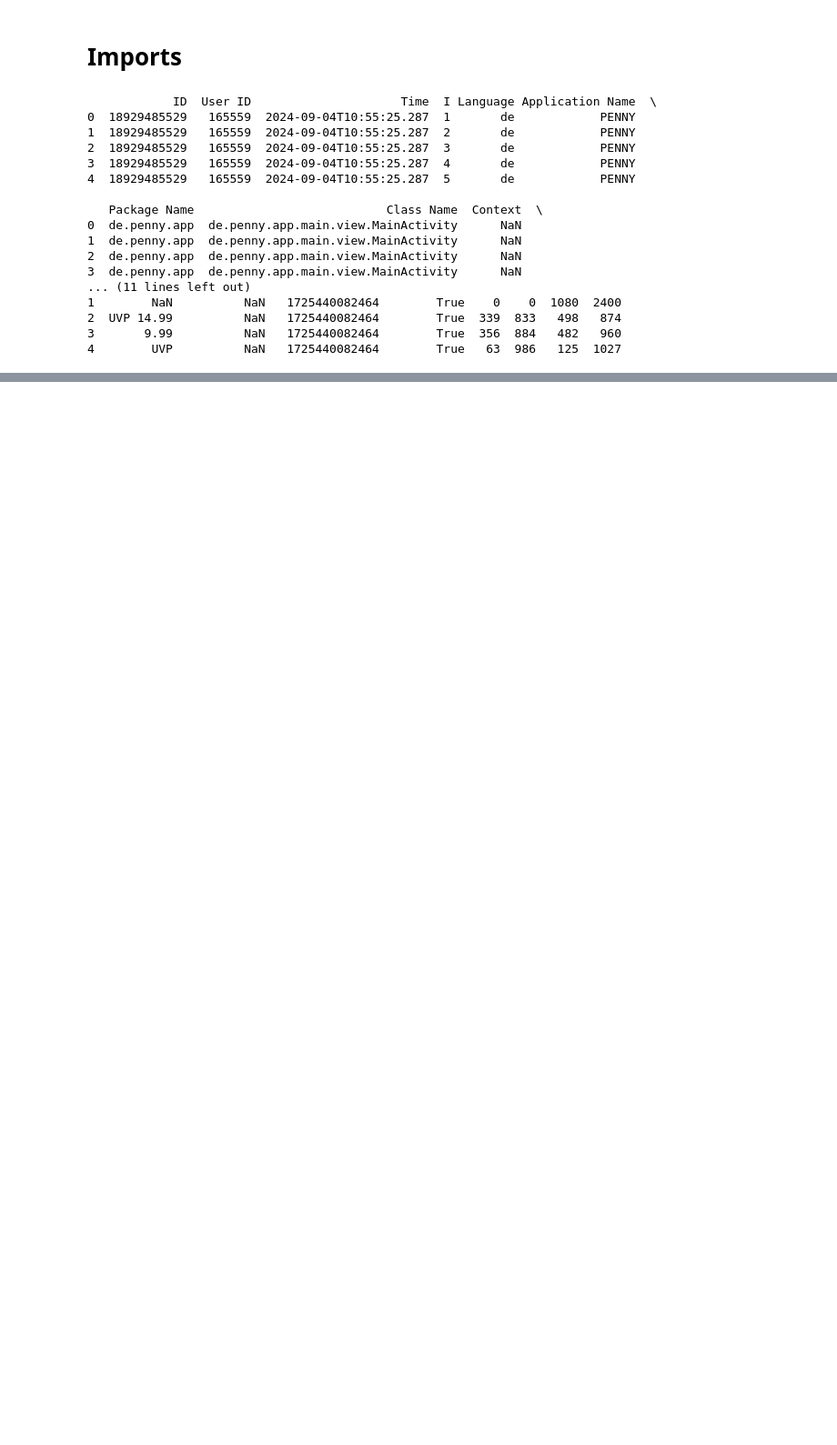
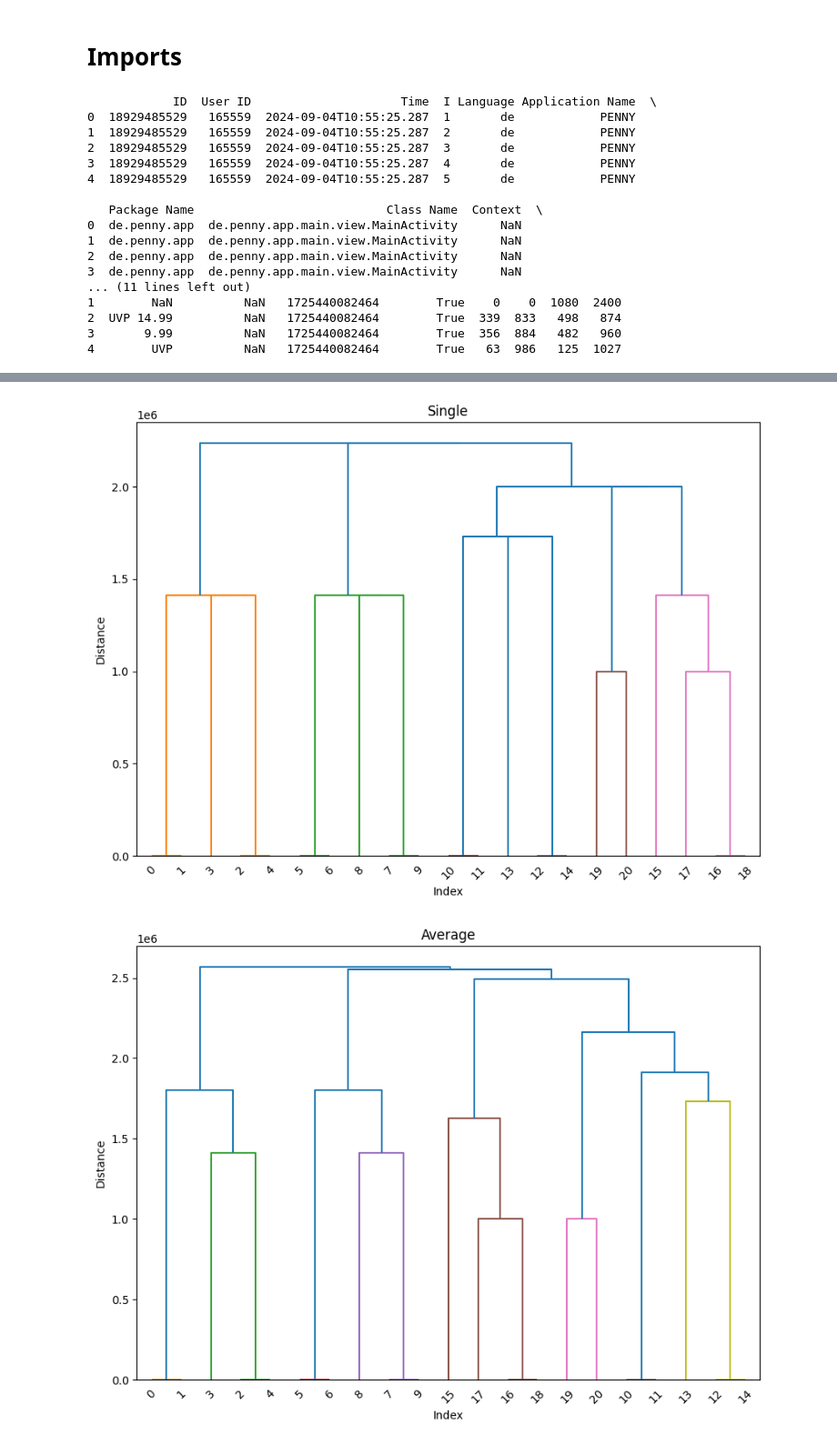
Before and after one commit to ZPP-MURMURAS/ZPP_Murmuras, a Jupyter notebook: research/preprocessing/cluster_research.ipynb, the cells around one changed output, grey strips where cells are left out. Shown at 91% size. Saved outputs shown, nothing was run; the diff lists cells and outputs as text; code cells hidden in the pictures; blank space fills up the shorter version.

Commit message:
drew dendrograms

```diff
--- a/research/preprocessing/cluster_research.ipynb
+++ b/research/preprocessing/cluster_research.ipynb
@@ -97,15 +97,15 @@ coupon_df_mod.drop(columns=['X 1', 'Y 1', 'X 2', 'Y 2'], inplace=True)
 grouping_columns = ['Application Name', 'Seen Timestamp']
 grouped_coupon_dfs = [group for _, group in coupon_df_mod.groupby(grouping_columns)]
 # %%
-test_df = grouped_coupon_dfs[2]
+test_df = grouped_coupon_dfs[3]
 num_rows = test_df.shape[0]
 dists = np.empty((num_rows, num_rows))
-xbias = 10
-ybias = 30
+xbias = 0
+ybias = 100
 
 for i in range(num_rows):
     for j in range(num_rows):
-        dists[i, j] = test_df['Bounding Box'].iloc[i].apply_bias(xbias, ybias).IoU(test_df['Bounding Box'].iloc[j].apply_bias(xbias, ybias))
+        dists[i, j] = 1 / (test_df['Bounding Box'].iloc[i].apply_bias(xbias, ybias).IoU(test_df['Bounding Box'].iloc[j].apply_bias(xbias, ybias)) + 0.000001)
 
 print(dists)
 # %% [output]
@@ -131,0 +129,28 @@ print(dists)
+# %%
+link_mat_single = linkage(dists, method='single')
+link_mat_average = linkage(dists, method='average')
+link_mat_complete = linkage(dists, method='complete')
+
+plt.figure(figsize=(10, 7))
+dendrogram(link_mat_single)
+plt.title('Single')
+plt.xlabel('Index')
+plt.ylabel('Distance')
+plt.show()
+
+plt.figure(figsize=(10, 7))
+dendrogram(link_mat_average)
+plt.title('Average')
+plt.xlabel('Index')
+plt.ylabel('Distance')
+plt.show()
+
+plt.figure(figsize=(10, 7))
+dendrogram(link_mat_complete)
+plt.title('Complete')
+plt.xlabel('Index')
+plt.ylabel('Distance')
+plt.show()
+# %% [output]
+[figure, added]
+[figure, added]
```
Also changed, not shown: parts of 3 cells of this notebook.
